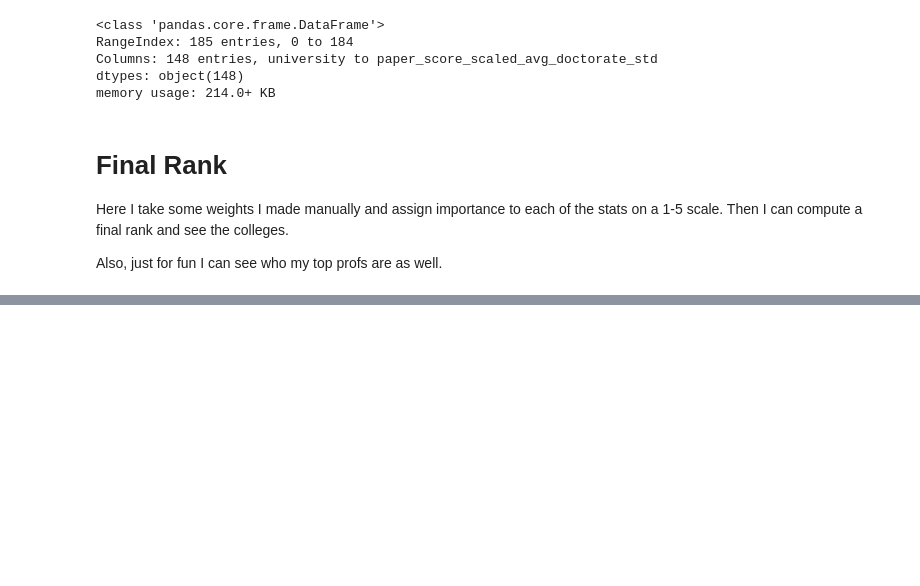
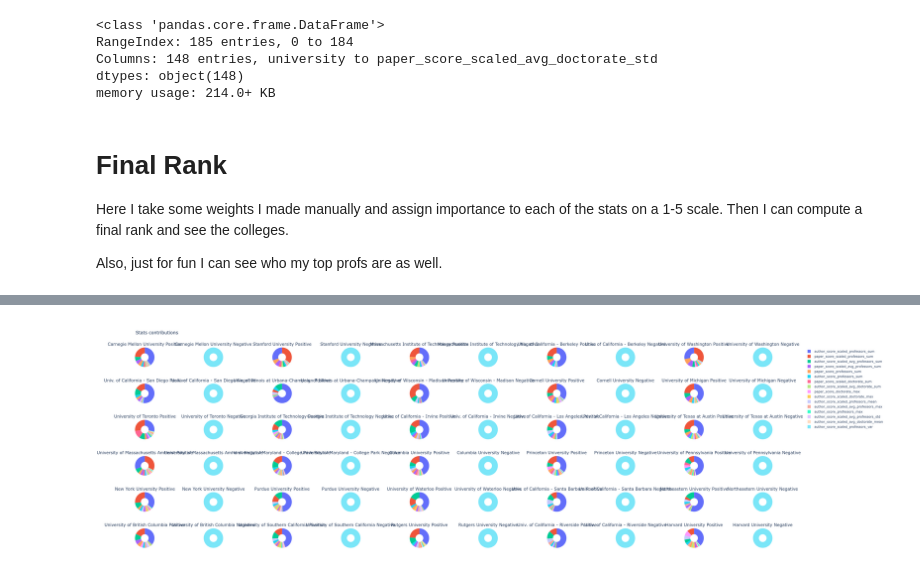
Before and after one commit to sachiniyer/my_college_rankings, a Jupyter notebook: main.ipynb, the cells around one changed output, grey strips where cells are left out. Drawn from its saved outputs; the diff is of its cells as text; code cells hidden in the pictures; blank space fills up the shorter version.

Commit message:
add plotly dash image for rank

```diff
--- a/main.ipynb
+++ b/main.ipynb
@@ -1124,0 +1134,73 @@ final_results.head(30)[
+# %%
+def get_signed_lists(data, labels):
+    pos_val = []
+    pos_label = []
+    neg_val = []
+    neg_label = []
+    for i in range(len(data)):
+        if data[i] > 0:
+            pos_val.append(data[i])
+            pos_label.append(labels[i])
+        if data[i] < 0:
+            neg_val.append(data[i] * -1)
+            neg_label.append(labels[i])
+    return pos_val, pos_label, neg_val, neg_label
+# %%
+labels = dfstatistics["stat"].tolist()
+
+data_array = final_results.head(number_of_results)[
+    [
+        "university",
+        "final_array",
+    ]
+].reset_index()
+
+custom_title = "Stats contributions"
+
+num_rows = int(np.ceil(np.sqrt(number_of_results)))
+num_cols = int(np.ceil(number_of_results / num_rows))
+
+specs = [[{'type': 'pie'}, {'type': 'pie'}] * num_cols] * num_rows
+
+titles = []
+for d in data_array["university"].tolist():
+    titles.append(f"{d} Positive")
+    titles.append(f"{d} Negative")
+
+fig = make_subplots(
+    rows=num_rows,
+    cols=num_cols*2,
+    subplot_titles=titles,
+    specs=specs,
+)
+
+for i in range(number_of_results):
+    row = i // num_cols + 1
+    col = (i % num_cols) * 2 + 1
+    pos_val, pos_label, neg_val, neg_label = get_signed_lists(
+        data_array["final_array"].iloc[i], labels
+    )
+    pos_pie_trace = go.Pie(
+        labels=pos_label,
+        values=pos_val,
+        textinfo="none",
+        hoverinfo="label+percent",
+        hole=0.4,
+    )
+
+    neg_pie_trace = go.Pie(
+        labels=neg_label,
+        values=neg_val,
+        textinfo="none",
+        hoverinfo="label+percent",
+        hole=0.4,
+    )
+
+    fig.add_trace(pos_pie_trace, row=row, col=col)
+    fig.add_trace(neg_pie_trace, row=row, col=col+1)
+
+fig.update_layout(title_text=custom_title, showlegend=True)
+
+fig.show()
+# %% [output]
+[figure, added]
```
Also changed, not shown: parts of 22 cells of this notebook.
